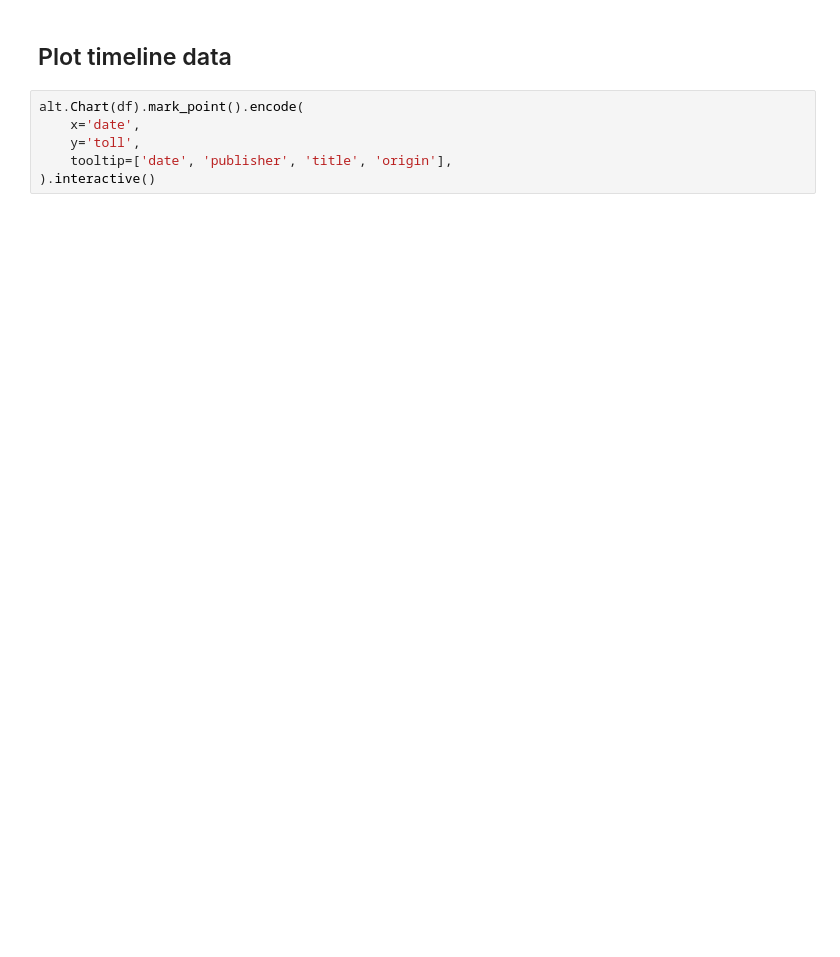
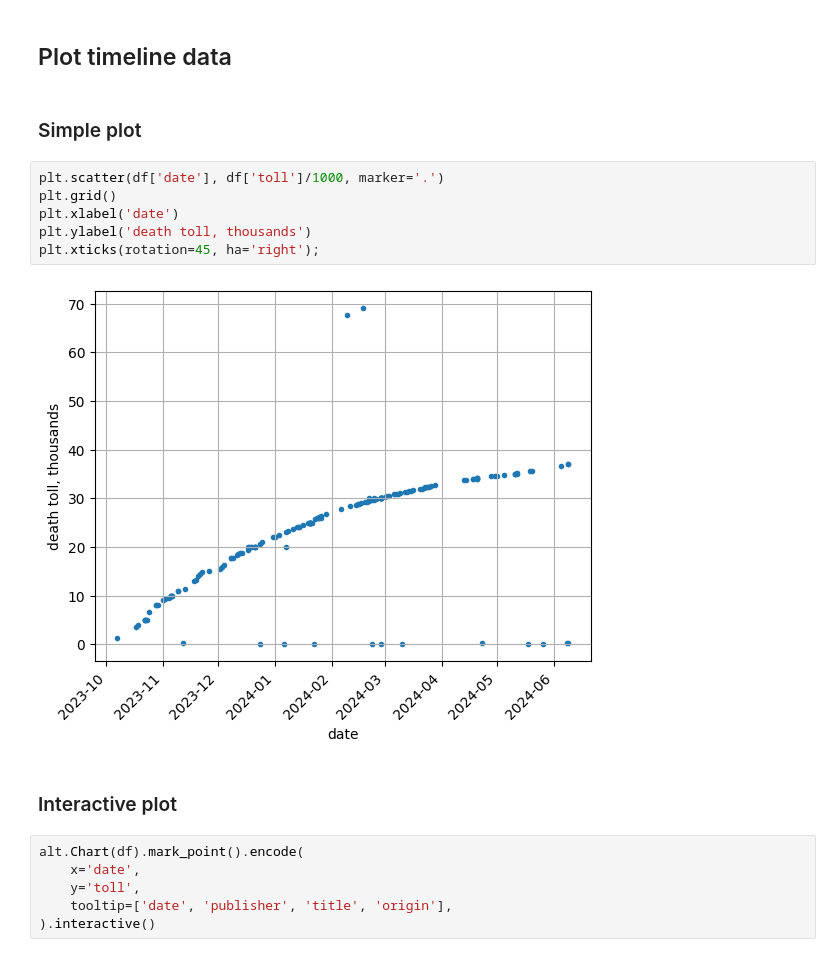
Before and after one commit to evgeny-kolonsky/gaza-news, a Jupyter notebook: Death_toll.ipynb, the cells around one changed output. Saved outputs shown, nothing was run; the diff lists cells and outputs as text; blank space fills up the shorter version.

```diff
--- a/Death_toll.ipynb
+++ b/Death_toll.ipynb
@@ -56,6 +57,18 @@ df.head()
 | 4 | 2023-10-22 | 5000 | un news | israel-palestine: gaza death toll... | https://news.google.com/rss/artic... |
 # %% [markdown]
 ## Plot timeline data
+# %% [markdown]
+### Simple plot
+# %%
+plt.scatter(df['date'], df['toll']/1000, marker='.')
+plt.grid()
+plt.xlabel('date')
+plt.ylabel('death toll, thousands')
+plt.xticks(rotation=45, ha='right');
+# %% [output]
+[figure, added]
+# %% [markdown]
+### Interactive plot
 # %%
 alt.Chart(df).mark_point().encode(
     x='date',
```
Also changed, not shown: parts of 1 cell of this notebook.
